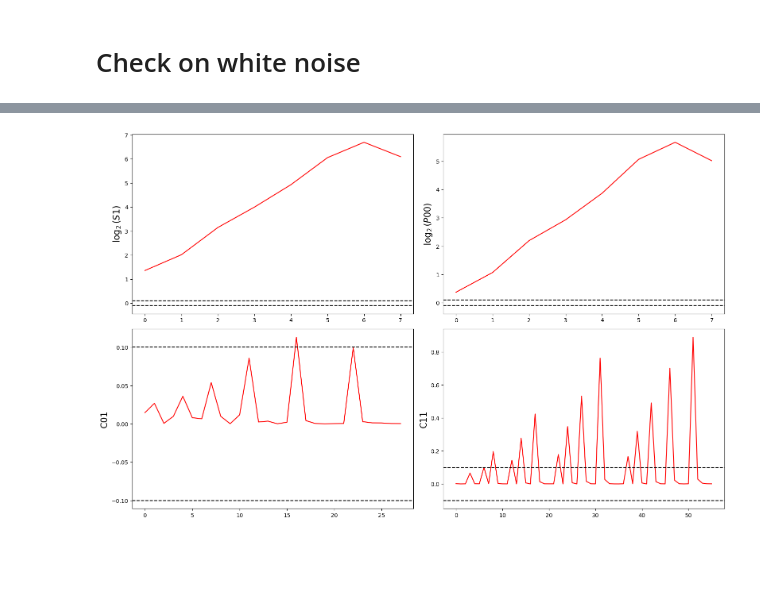
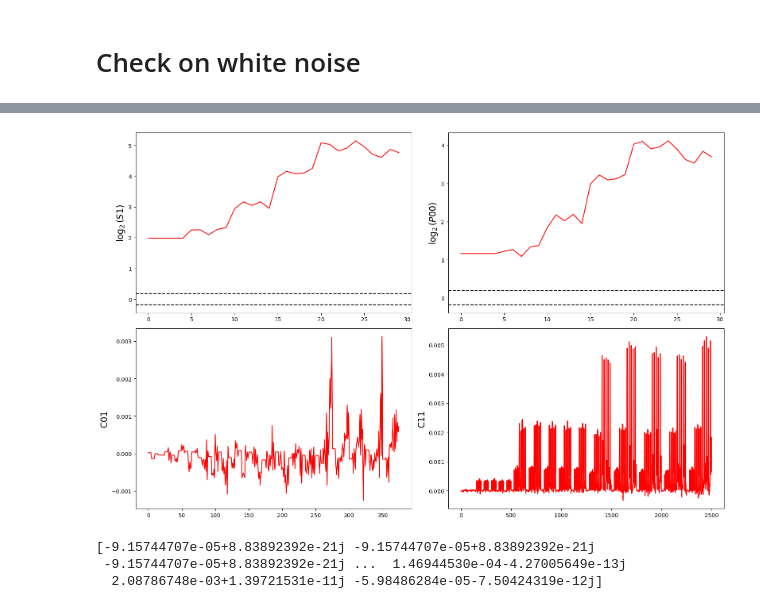
Before and after one commit to mousset/scatcovJAX, a Jupyter notebook: Notebooks/compute_scattering_coeff.ipynb, the cells around one changed output, grey strips where cells are left out. Saved outputs shown, nothing was run; the diff lists cells and outputs as text; code cells hidden in the pictures; blank space fills up the shorter version.

```diff
--- a/Notebooks/compute_scattering_coeff.ipynb
+++ b/Notebooks/compute_scattering_coeff.ipynb
@@ -36,8 +49,9 @@ J_min = 0
 # %%
 reload(sphlib)
 # Random noise
-np.random.seed(0)
-I = np.random.randn(L, 2 * L - 1).astype(np.float64)
+np.random.seed(2)
+# I = np.random.randn(L, 2 * L - 1).astype(np.float64)
+I = np.random.randn(L, 2 * L - 1).astype(np.float64) + 1j*np.random.randn(L, 2 * L - 1).astype(np.float64)
 
 # Planet image
 # I = sphlib.make_hpx_planet(nside=nside, planet='venus', interp=True, normalize=False)
@@ -96,23 +148,26 @@ plt.show()
 # Check on white noise
 # %%
 # Check that C01 is compatible with 0 for white noise
-nreals = 100
+nreals = 30
 S1_all, P00_all, C01_all, C11_all = [], [], [], []
 for i in range(nreals):
     print('real:', i)
-    I = np.random.randn(L, 2 * L - 1).astype(np.float64)
+    I = np.random.randn(L, 2 * L - 1).astype(np.float64) + 1j*np.random.randn(L, 2 * L - 1).astype(np.float64)
     Ilm = s2fft.forward_jax(I, L, sampling=sampling, nside=nside)
 
-    mean, var, S1, P00, C01, C11 = scatlib.scat_cov_axi(
-        Ilm, L, N, J_min, sampling, nside, reality, multiresolution, filters)
+    if axi:
+        mean, var, S1, P00, C01, C11 = scatlib.scat_cov_axi(
+        Ilm, L, N, J_min, sampling, nside, reality, multiresolution, filters=filters)
+    else:
+        mean, var, S1, P00, C01, C11 = scatlib.scat_cov_dir(
+        Ilm, L, N, J_min, sampling, nside, reality, multiresolution, filters=filters)
 
-    S1_all.append(np.array(S1))
-    P00_all.append(np.array(P00))
-    C01_all.append(np.hstack(C01))
-    newC11 = []  # Just a trick to get C11 in a 1D array
-    for c in C11:
-        newC11.append(np.hstack(c))
-    C11_all.append(np.hstack(np.hstack(newC11)))
+    print(C01)
+    print(C11)
+    S1_all.append(S1)
+    P00_all.append(P00)
+    C01_all.append(C01)
+    C11_all.append(C11)
 
 S1_all = np.array(S1_all)
 P00_all = np.array(P00_all)
@@ -154,31 +209,37 @@ stdC11.shape
 # %%
 def forplot(ax):
     # ax.legend(fontsize=16)
     ax.axhline(-1/np.sqrt(nreals), color='k', ls='--')
     ax.axhline(1/np.sqrt(nreals), color='k', ls='--')
     return
 
 fig, axs = plt.subplots(2, 2, figsize=(16, 10))
 axs = axs.ravel()
 
 axs[0].plot(np.log2(avgS1 / stdS1), 'r')
 axs[0].set_ylabel(r'$\log_2(S1)$', fontsize=16)
 forplot(axs[0])
 
 axs[1].plot(np.log2(avgP00 / stdP00), 'r')
 axs[1].set_ylabel(r'$\log_2(P00)$', fontsize=16)
 forplot(axs[1])
 
-axs[2].plot(np.abs(avgC01), 'r')
+axs[2].plot(avgC01, 'r')
 axs[2].set_ylabel('C01', fontsize=16)
-forplot(axs[2])
+# forplot(axs[2])
 # axs[2].set_yscale('log')
 
-axs[3].plot(np.abs(avgC11), 'r')
+axs[3].plot(avgC11, 'r')
 axs[3].set_ylabel('C11', fontsize=16)
-forplot(axs[3])
+# forplot(axs[3])
 # axs[3].set_yscale('log')
 
 fig.tight_layout()
 # %% [output]
-[figure, old version]
+[figure, new version]
+# %%
+print(C11[:])
+# %% [output]
+[-9.15744707e-05+8.83892392e-21j -9.15744707e-05+8.83892392e-21j
+ -9.15744707e-05+8.83892392e-21j ...  1.46944530e-04-4.27005649e-13j
+  2.08786748e-03+1.39721531e-11j -5.98486284e-05-7.50424319e-12j]
```
Also changed, not shown: parts of 17 cells of this notebook, 1 other file.
